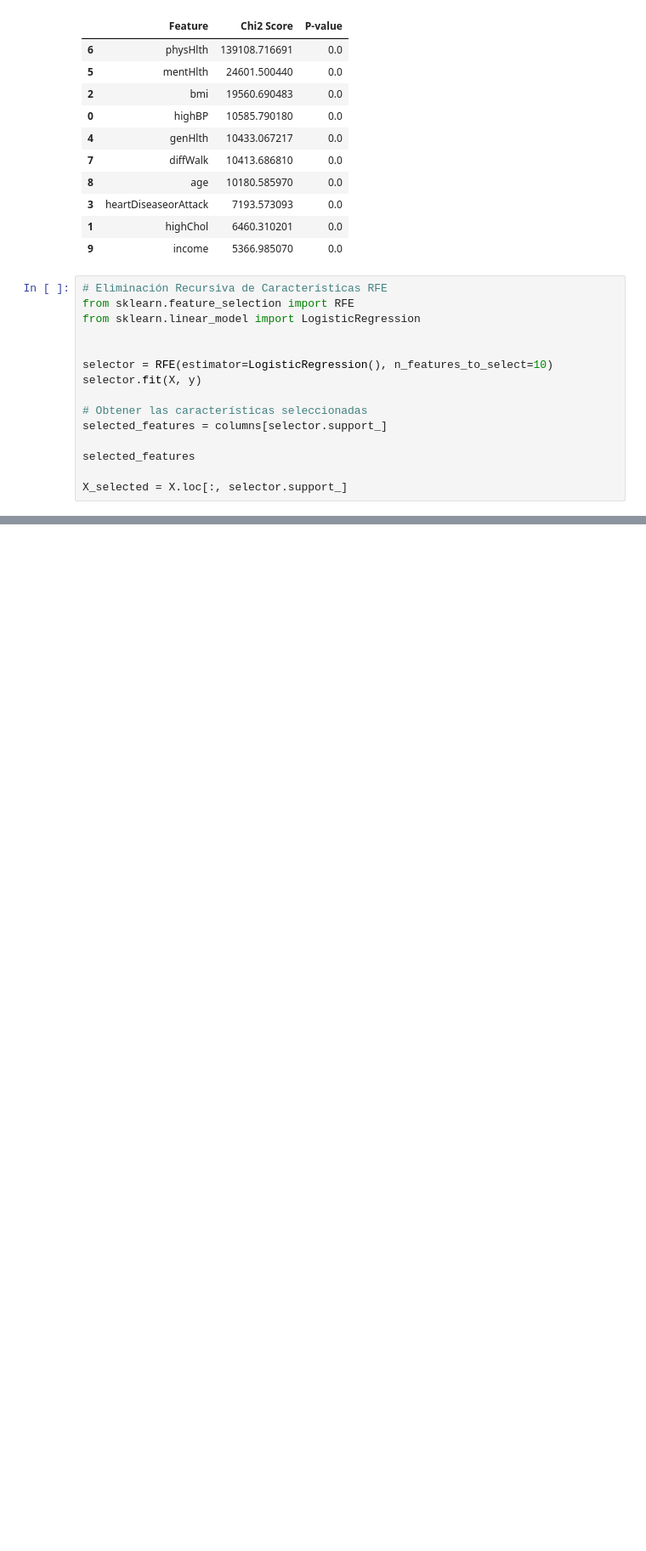
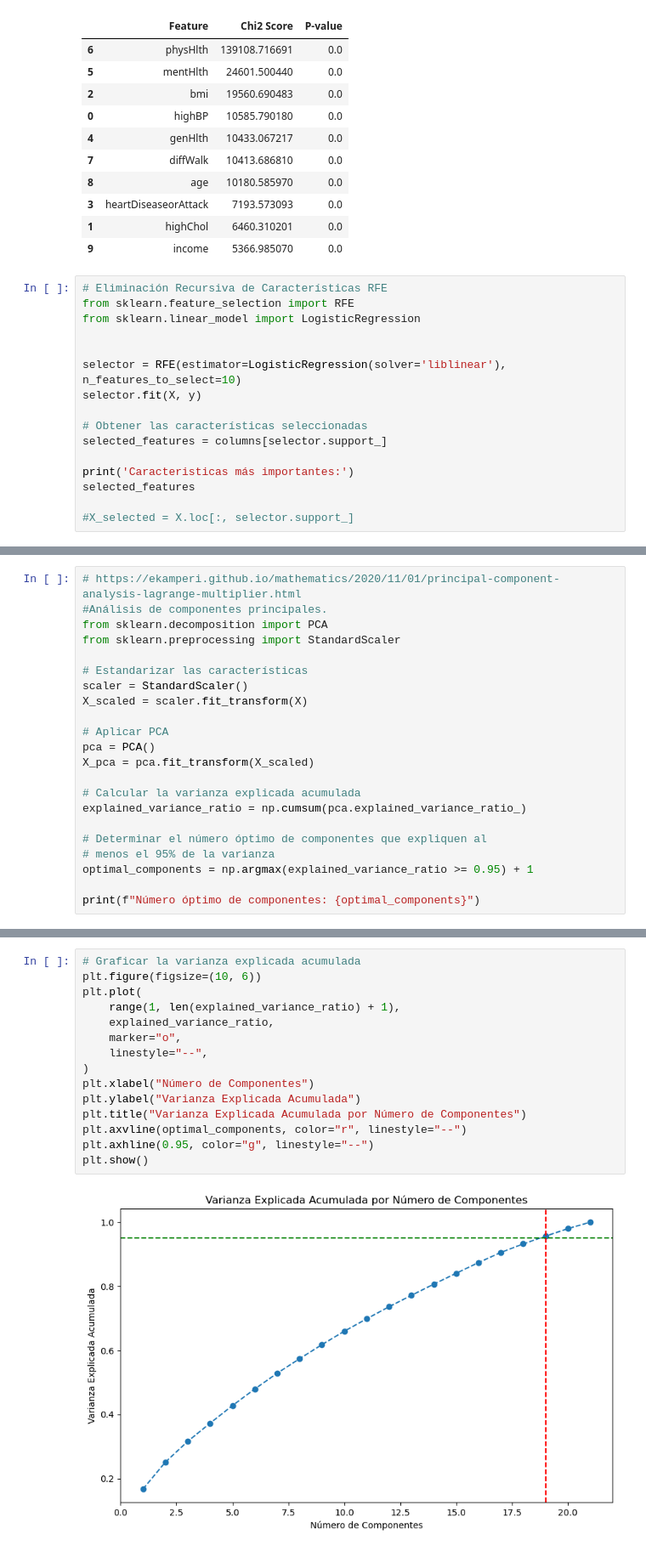
Before and after one commit to juanlt9905/machineLearning2025, a Jupyter notebook: exploracion_de_datos.ipynb, the cells around one changed output, grey strips where cells are left out. Shown at 85% size. Cells and saved outputs as stored; diff of their text form; blank space fills up the shorter version.

```diff
--- a/exploracion_de_datos.ipynb
+++ b/exploracion_de_datos.ipynb
@@ -475,13 +475,14 @@ from sklearn.feature_selection import RFE
 from sklearn.linear_model import LogisticRegression
 
 
-selector = RFE(estimator=LogisticRegression(), n_features_to_select=10)
+selector = RFE(estimator=LogisticRegression(solver='liblinear'), n_features_to_select=10)
 selector.fit(X, y)
 
 # Obtener las características seleccionadas
 selected_features = columns[selector.support_]
 
+print('Caracteristicas más importantes:')
 selected_features
 
-X_selected = X.loc[:, selector.support_]
+#X_selected = X.loc[:, selector.support_]
 # %% [output]
@@ -520,0 +495,22 @@ X_selected
+# %%
+# https://ekamperi.github.io/mathematics/2020/11/01/principal-component-analysis-lagrange-multiplier.html
+#Análisis de componentes principales.
+from sklearn.decomposition import PCA
+from sklearn.preprocessing import StandardScaler
+
+# Estandarizar las características
+scaler = StandardScaler()
+X_scaled = scaler.fit_transform(X)
+
+# Aplicar PCA
+pca = PCA()
+X_pca = pca.fit_transform(X_scaled)
+
+# Calcular la varianza explicada acumulada
+explained_variance_ratio = np.cumsum(pca.explained_variance_ratio_)
+
+# Determinar el número óptimo de componentes que expliquen al
+# menos el 95% de la varianza
+optimal_components = np.argmax(explained_variance_ratio >= 0.95) + 1
+
+print(f"Número óptimo de componentes: {optimal_components}")
@@ -520,0 +519,17 @@ X_selected
+# %%
+# Graficar la varianza explicada acumulada
+plt.figure(figsize=(10, 6))
+plt.plot(
+    range(1, len(explained_variance_ratio) + 1),
+    explained_variance_ratio,
+    marker="o",
+    linestyle="--",
+)
+plt.xlabel("Número de Componentes")
+plt.ylabel("Varianza Explicada Acumulada")
+plt.title("Varianza Explicada Acumulada por Número de Componentes")
+plt.axvline(optimal_components, color="r", linestyle="--")
+plt.axhline(0.95, color="g", linestyle="--")
+plt.show()
+# %% [output]
+[figure, added]
```
Also changed, not shown: parts of 6 cells of this notebook.
